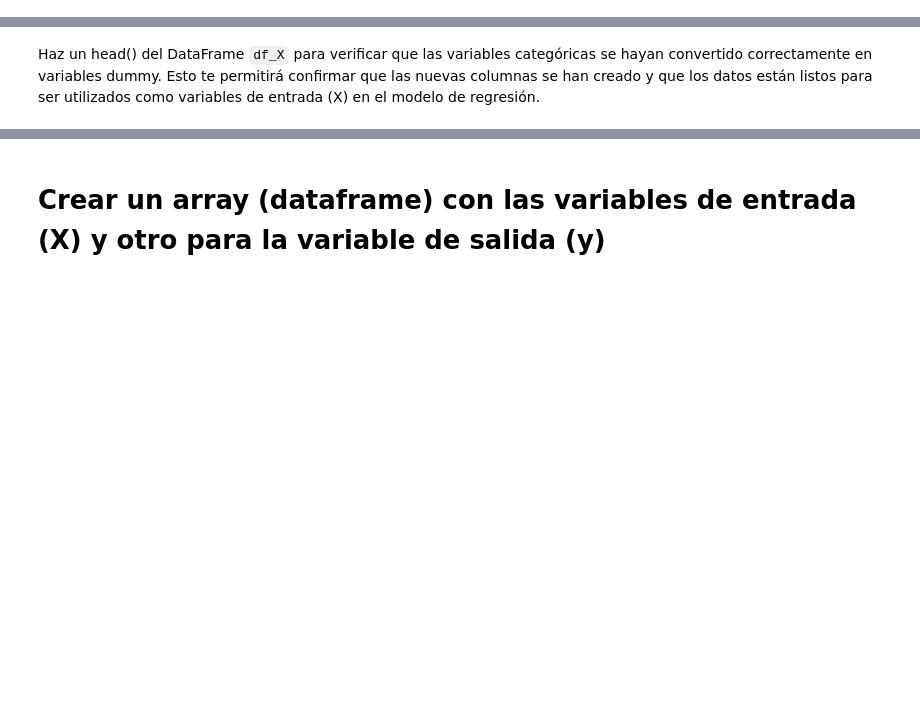
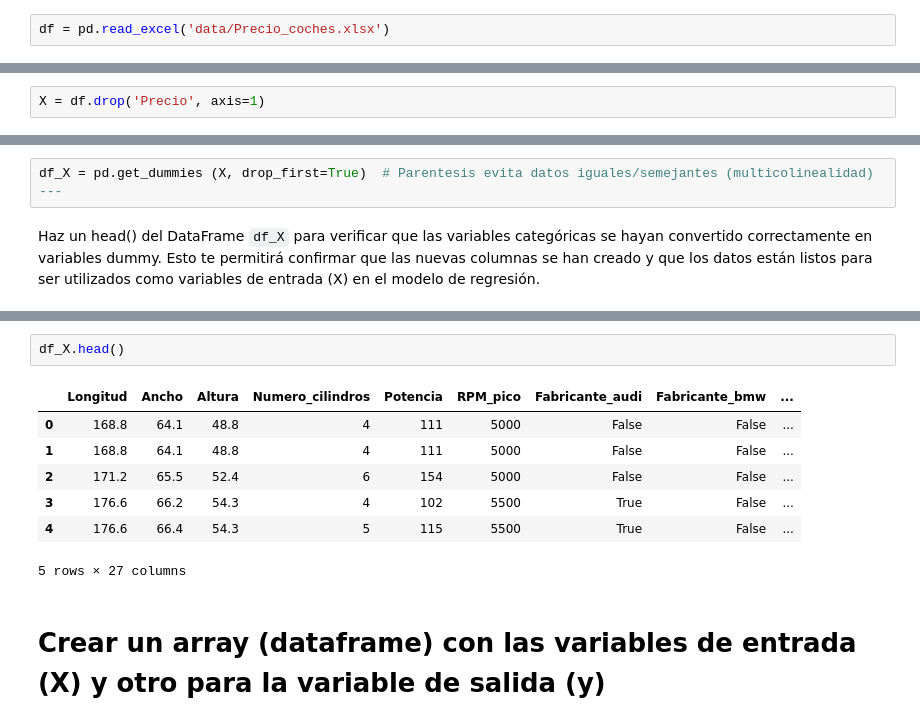
Before and after one commit to natashaaf/precioCoche, a Jupyter notebook: regresion.ipynb, the cells around one changed output, grey strips where cells are left out. Saved outputs shown, nothing was run; the diff lists cells and outputs as text; blank space fills up the shorter version.

```diff
--- a/regresion.ipynb
+++ b/regresion.ipynb
@@ -11,5 +11,7 @@ import numpy as np
 # Importamos datos en un Dataframe
 # %% [markdown]
 Carga los datos del archivo Excel "Precio_coches.xlsx" en un DataFrame de pandas. Asegúrate de que el archivo esté ubicado en la ruta correcta y que el nombre del archivo sea correcto. El DataFrame resultante se almacenará en la variable `df_data`.
+# %%
+df = pd.read_excel('data/Precio_coches.xlsx')
 # %% [markdown]
 Haz un head() del DataFrame para verificar que los datos se hayan cargado correctamente y para obtener una vista previa de las primeras filas del conjunto de datos. Esto te permitirá confirmar que la columna "Precio" está presente y que las demás columnas también se han importado correctamente.
@@ -25,7 +28,11 @@ Haz un head() del DataFrame para verificar que los datos se hayan cargado correc
 # Convertir Variables categóricas de entrada (X)
 # %% [markdown]
 Eliminar la columna "Precio" del DataFrame para crear un nuevo DataFrame `df_X` que contenga solo las variables de entrada (X). Esto se hace utilizando el método `drop()` de pandas, especificando el nombre de la columna a eliminar y el eje (axis=1) para indicar que se trata de una columna.
+# %%
+X = df.drop('Precio', axis=1)
 # %% [markdown]
 Convertir las variables categóricas en el DataFrame `df_X` a variables dummy utilizando la función `get_dummies()` de pandas. Esto creará nuevas columnas para cada categoría de las variables categóricas, con valores binarios (0 o 1) que indican la presencia o ausencia de cada categoría. El resultado se almacenará nuevamente en `df_X`.
+# %%
+df_X = pd.get_dummies (X, drop_first=True)  # Parentesis evita datos iguales/semejantes (multicolinealidad) ---
 # %% [markdown]
 Haz un head() del DataFrame `df_X` para verificar que las variables categóricas se hayan convertido correctamente en variables dummy. Esto te permitirá confirmar que las nuevas columnas se han creado y que los datos están listos para ser utilizados como variables de entrada (X) en el modelo de regresión.
@@ -41,3 +39,13 @@ Haz un head() del DataFrame `df_X` para verificar que las variables categóricas
+# %%
+df_X.head()
+# %% [output]
+|  | Longitud | Ancho | Altura | Numero_cilindros | Potencia | RPM_pico | Fabricante_audi | Fabricante_bmw | ... |
+| 0 | 168.8 | 64.1 | 48.8 | 4 | 111 | 5000 | False | False | ... |
+| 1 | 168.8 | 64.1 | 48.8 | 4 | 111 | 5000 | False | False | ... |
+| 2 | 171.2 | 65.5 | 52.4 | 6 | 154 | 5000 | False | False | ... |
+| 3 | 176.6 | 66.2 | 54.3 | 4 | 102 | 5500 | True | False | ... |
+| 4 | 176.6 | 66.4 | 54.3 | 5 | 115 | 5500 | True | False | ... |
+5 rows × 27 columns
 # %% [markdown]
 # Crear un array (dataframe) con las variables de entrada (X) y otro para la variable de salida (y)
 # %% [markdown]
```
Also changed, not shown: parts of 4 cells of this notebook.
